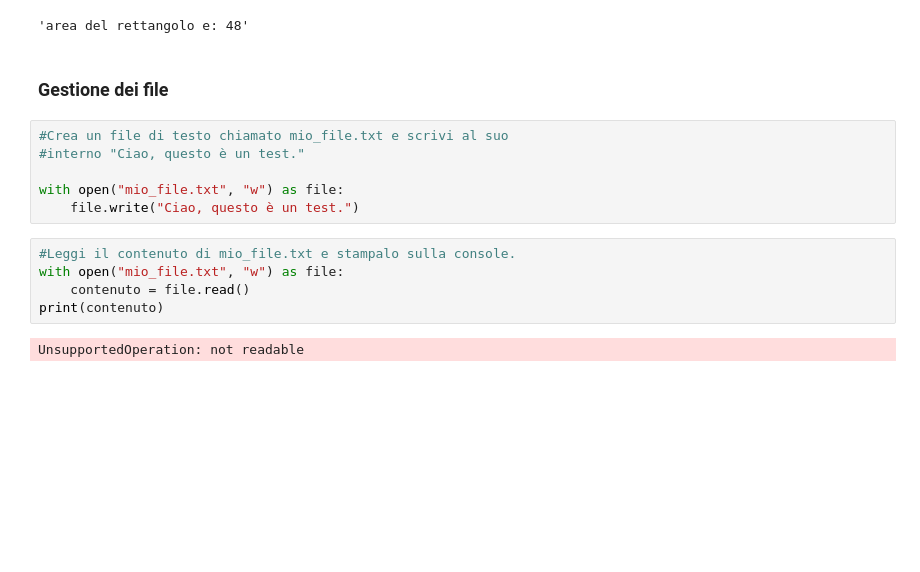
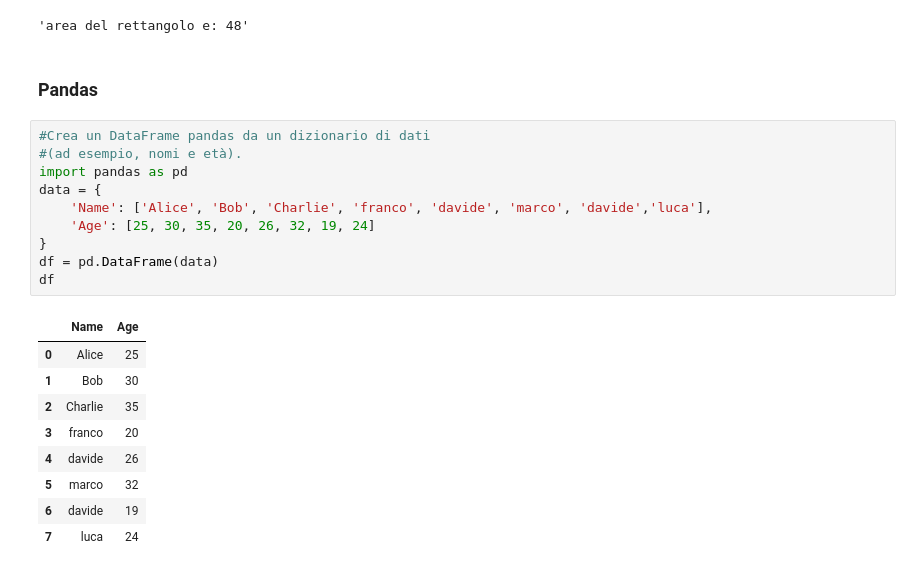
Before and after one commit to francescobifulco/python_corso, a Jupyter notebook: jupeter/serieuno.ipynb, the cells around one changed output. Drawn from its saved outputs; the diff is of its cells as text; blank space fills up the shorter version.

```diff
--- a/jupeter/serieuno.ipynb
+++ b/jupeter/serieuno.ipynb
@@ -679,17 +679,24 @@ p1.calcola_area()
 # %% [output]
 'area del rettangolo e: 48'
 # %% [markdown]
-###  Gestione dei file
+### Pandas
-# %%
-#Crea un file di testo chiamato mio_file.txt e scrivi al suo
-#interno "Ciao, questo è un test."
-
-with open("mio_file.txt", "w") as file:
-    file.write("Ciao, questo è un test.")
-# %%
-#Leggi il contenuto di mio_file.txt e stampalo sulla console.
-with open("mio_file.txt", "w") as file:
-    contenuto = file.read()
-print(contenuto)
-# %% [output]
-UnsupportedOperation: not readable
+# %%
+#Crea un DataFrame pandas da un dizionario di dati
+#(ad esempio, nomi e età).
+import pandas as pd
+data = {
+    'Name': ['Alice', 'Bob', 'Charlie', 'franco', 'davide', 'marco', 'davide','luca'],
+    'Age': [25, 30, 35, 20, 26, 32, 19, 24]
+}
+df = pd.DataFrame(data)
+df
+# %% [output]
+|  | Name | Age |
+| 0 | Alice | 25 |
+| 1 | Bob | 30 |
+| 2 | Charlie | 35 |
+| 3 | franco | 20 |
+| 4 | davide | 26 |
+| 5 | marco | 32 |
+| 6 | davide | 19 |
+| 7 | luca | 24 |
```
Also changed, not shown: parts of 13 cells of this notebook, 31 other files.
